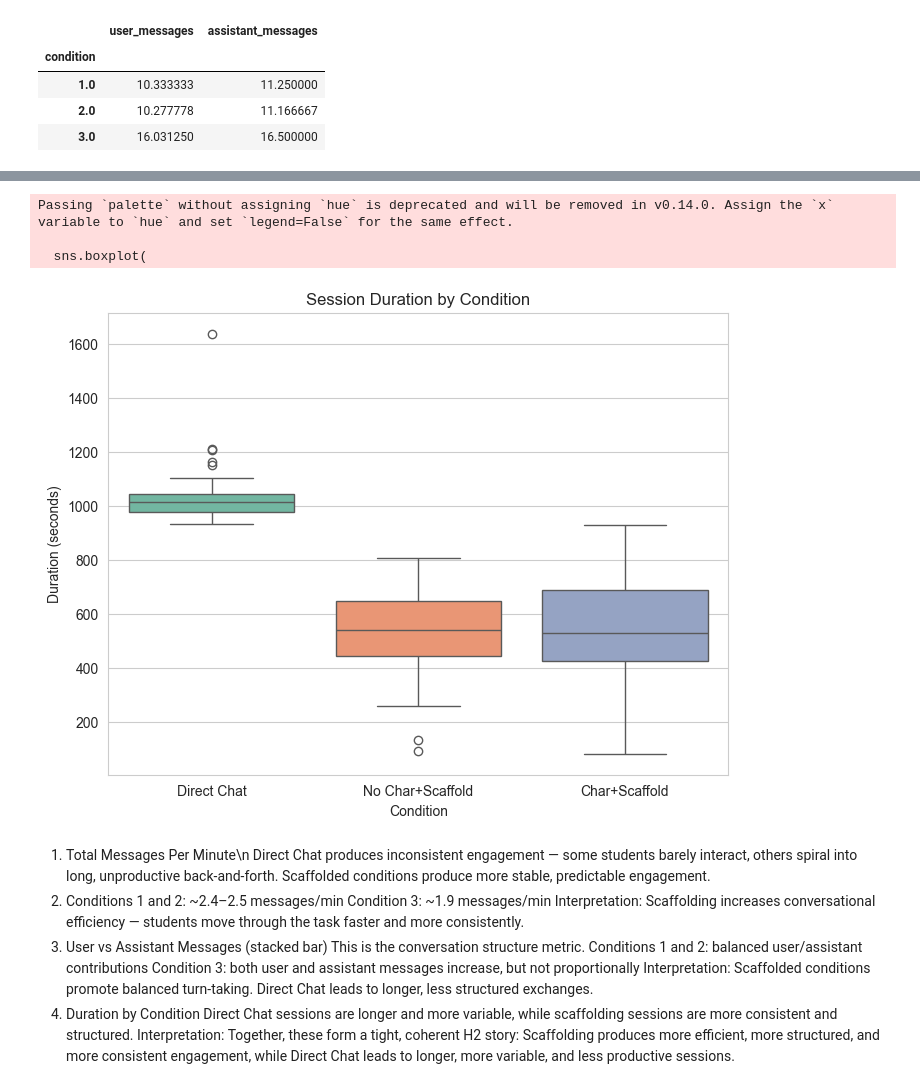
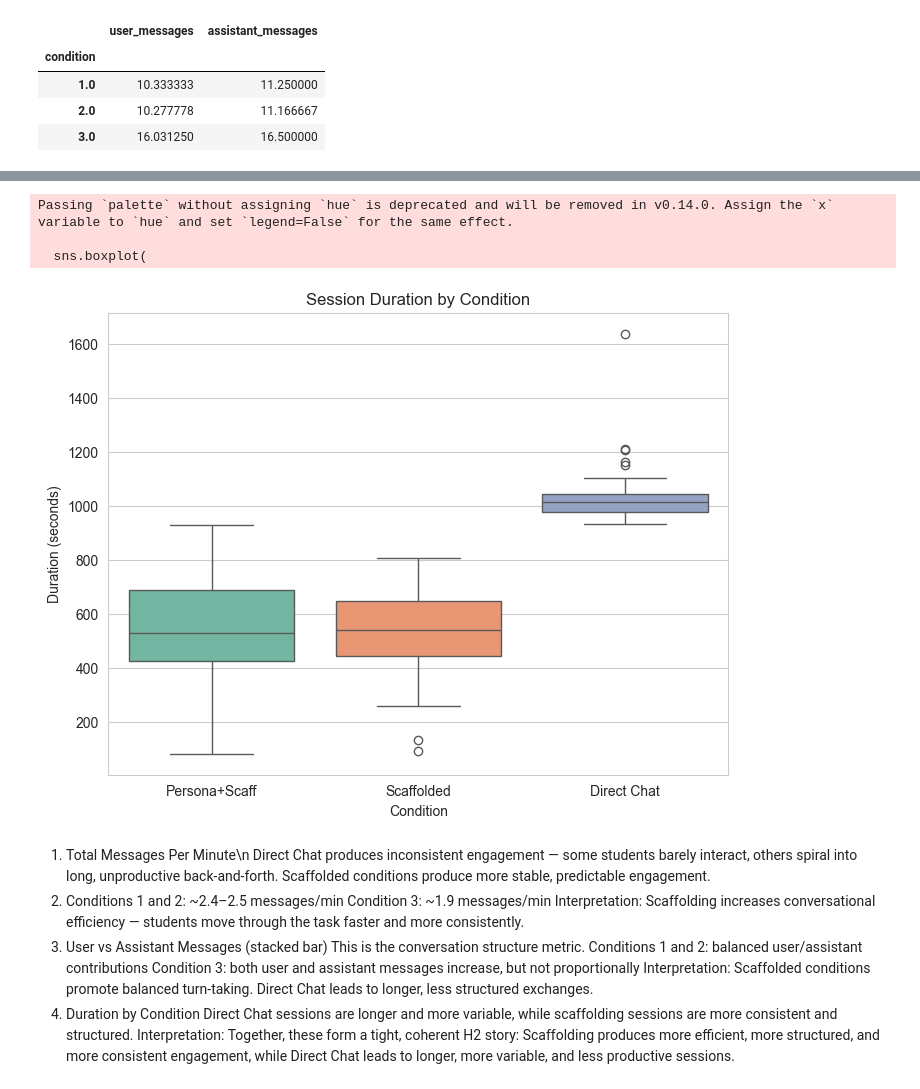
Before and after one commit to anissawilliams/JavaTutorDataPredictiveModeling, a Jupyter notebook: analysis/02_hypothesis_testing.ipynb, the cells around one changed output, grey strips where cells are left out. Cells and saved outputs as stored; diff of their text form; code cells hidden in the pictures.

```diff
--- a/analysis/02_hypothesis_testing.ipynb
+++ b/analysis/02_hypothesis_testing.ipynb
@@ -80,13 +106,8 @@ session_df = df.groupby(
 fig, (ax1, ax2) = plt.subplots(1, 2, figsize=(12, 5))
 
 #Panel A: Box plot
-conditions = [1, 2, 3]
-condition_labels = ['Char+Scaffold', 'No Char+Scaffold', 'Direct Chat']
-colors = ['#66C2A5', '#FC8D62', '#8DA0CB']
-#Char+Scaffold	Soft Green	#66C2A5
-#No Char+Scaffold	Soft Orange	#FC8D62
-#Direct Chat	Soft Blue	#8DA0CB
-positions = [1, 2, 3]
+# Canonical condition order
+
 box_data = [df[df['condition'] == c]['quiz_percentage'].values for c in conditions]
 bp = ax1.boxplot(box_data, positions=positions, widths=0.6,
                     patch_artist=True, showfliers=True,
@@ -109,7 +130,7 @@ cond3_scores = df[df['condition'] == 3]['quiz_percentage']
 ax1.set_ylabel('Quiz Performance (%)', fontweight='bold')
 ax1.set_xlabel('Condition', fontweight='bold')
 ax1.set_xticks(positions)
-ax1.set_xticklabels(condition_labels, rotation=15, ha='right')
+ax1.set_xticklabels(condition_labels_list, rotation=15, ha='right')
 ax1.set_ylim(0, 105)
 ax1.grid(axis='y', alpha=0.3)
 ax1.set_title('A. Quiz Performance by Condition', loc='left', fontweight='bold')
@@ -137,7 +158,7 @@ for i, (pos, mean) in enumerate(zip(positions, means)):
 ax2.set_ylabel('Mean Quiz Performance (%)', fontweight='bold')
 ax2.set_xlabel('Condition', fontweight='bold')
 ax2.set_xticks(positions)
-ax2.set_xticklabels(condition_labels, rotation=15, ha='right')
+ax2.set_xticklabels(condition_labels_list, rotation=15, ha='right')
 ax2.set_ylim(0, 100)
 ax2.grid(axis='y', alpha=0.3)
 ax2.set_title('B. Mean Performance with SEM', loc='left', fontweight='bold')
@@ -354,14 +370,10 @@ df['duration_minutes'] = df['duration_seconds'] / 60
 
 fig, ax = plt.subplots(figsize=(8, 6))
 
-conditions = [1, 2, 3]
-condition_labels = ['Char+Scaffold', 'No Char+Scaffold', 'Direct Chat']
-colors = ['#66C2A5', '#FC8D62', '#8DA0CB']
-
 markers = ['o', 's', '^']
 
 # Scatter points
-for cond, label, color, marker in zip(conditions, condition_labels, colors, markers):
+for cond, label, color, marker in zip(conditions, condition_labels_list, colors, markers):
     cond_data = df[df['condition'] == cond]
     ax.scatter(
         cond_data['duration_minutes'],
@@ -403,7 +415,7 @@ ax.annotate('More efficient\n(upper left)', xy=(5, 90), fontsize=9,
 
 
 plt.tight_layout()
-plt.savefig('figure3_efficiency.png', bbox_inches='tight', dpi=300)
+plt.savefig(figures_dir + 'figure3_efficiency.png', bbox_inches='tight', dpi=300)
 plt.show()
 plt.close()
 # %% [output]
@@ -416,22 +428,23 @@ See the caveats in the documentation: https://pandas.pydata.org/pandas-docs/stab
 # %%
 # Duration by condition
 plt.figure(figsize=(8,6))
 sns.boxplot(
     data=h2_df,
     x='condition_label',
     y='duration_seconds',
-    palette='Set2'
+    order=condition_labels_list,
+    palette=[color_map[label] for label in condition_labels_list]
 )
 plt.title("Session Duration by Condition")
 plt.xlabel("Condition")
 plt.ylabel("Duration (seconds)")
 plt.savefig(figures_dir + "h2_duration_by_condition.png", dpi=300)
 plt.show()
 # %% [output]
 Passing `palette` without assigning `hue` is deprecated and will be removed in v0.14.0. Assign the `x` variable to `hue` and set `legend=False` for the same effect.
 
   sns.boxplot(
-[figure, old version]
+[figure, new version]
 # %% [markdown]
 1. Total Messages Per Minute\n Direct Chat produces inconsistent engagement — some students barely interact, others spiral into long, unproductive back‑and‑forth.
 Scaffolded conditions produce more stable, predictable engagement.
```
Also changed, not shown: parts of 28 cells of this notebook, 14 other files.
